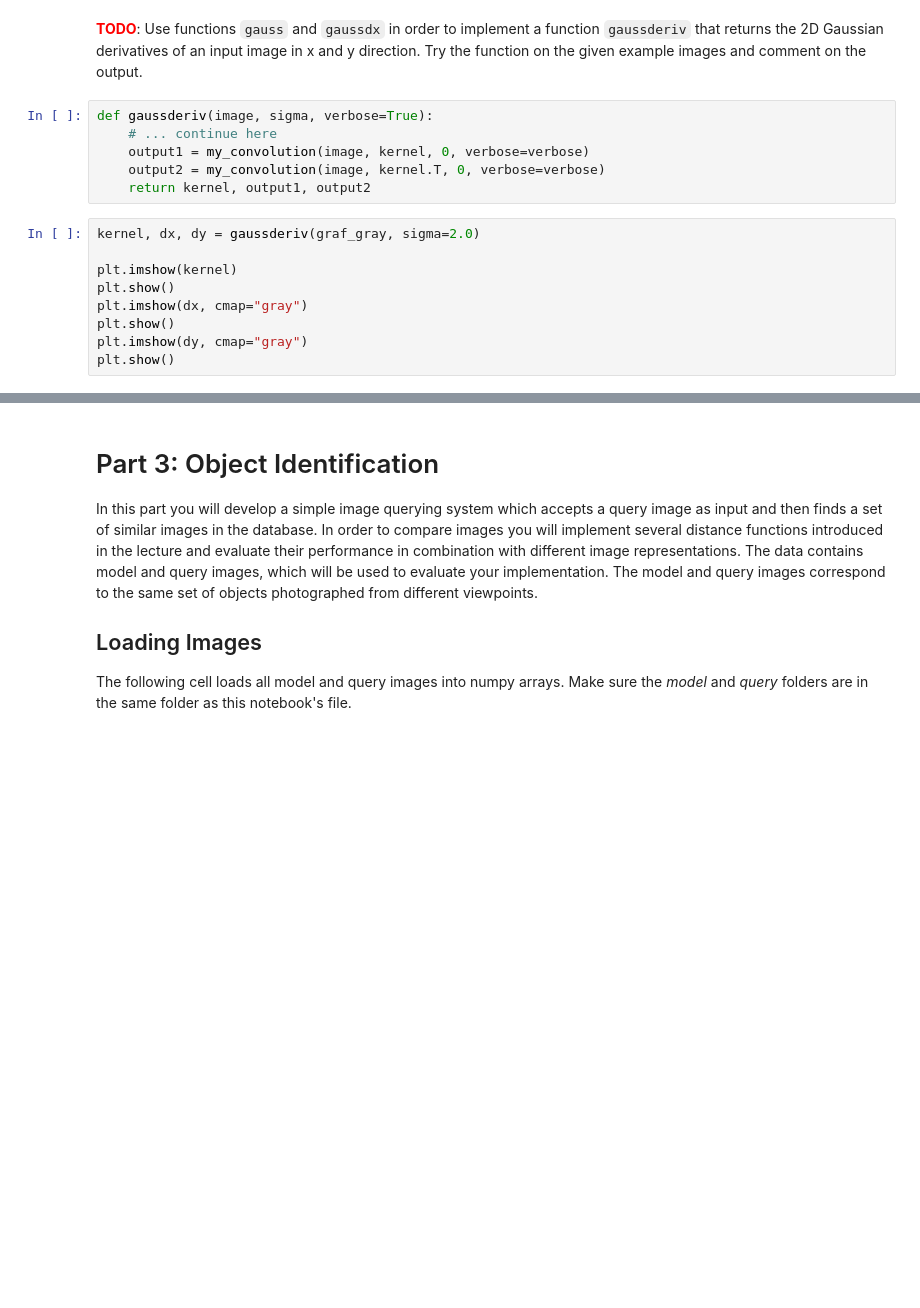
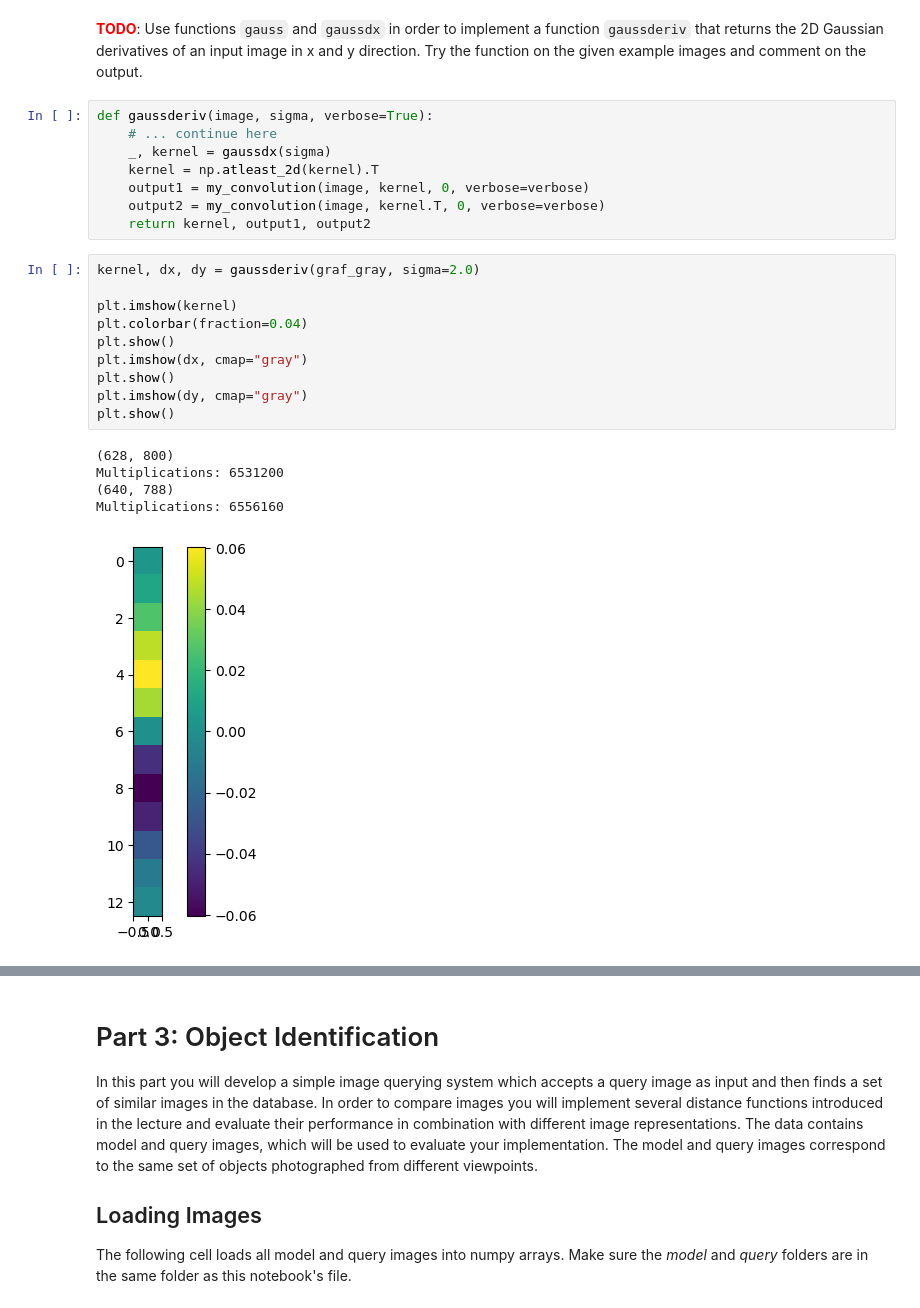
Before and after one commit to limescha22/Higher-Level-Computer-Vision, a Jupyter notebook: A01_Workbook.ipynb, the cells around one changed output, grey strips where cells are left out. Saved outputs shown, nothing was run; the diff lists cells and outputs as text; blank space fills up the shorter version.

```diff
--- a/A01_Workbook.ipynb
+++ b/A01_Workbook.ipynb
@@ -248,15 +318,24 @@ First visualize each result on the test image. Then, answer the following questi
 # %%
 def gaussderiv(image, sigma, verbose=True):
     # ... continue here
+    _, kernel = gaussdx(sigma)
+    kernel = np.atleast_2d(kernel).T
     output1 = my_convolution(image, kernel, 0, verbose=verbose)
     output2 = my_convolution(image, kernel.T, 0, verbose=verbose)
     return kernel, output1, output2
 # %%
 kernel, dx, dy = gaussderiv(graf_gray, sigma=2.0)
 
 plt.imshow(kernel)
+plt.colorbar(fraction=0.04)
 plt.show()
 plt.imshow(dx, cmap="gray")
 plt.show()
 plt.imshow(dy, cmap="gray")
 plt.show()
+# %% [output]
+(628, 800)
+Multiplications: 6531200
+(640, 788)
+Multiplications: 6556160
+[figure, added]
```
Also changed, not shown: parts of 33 cells of this notebook.
